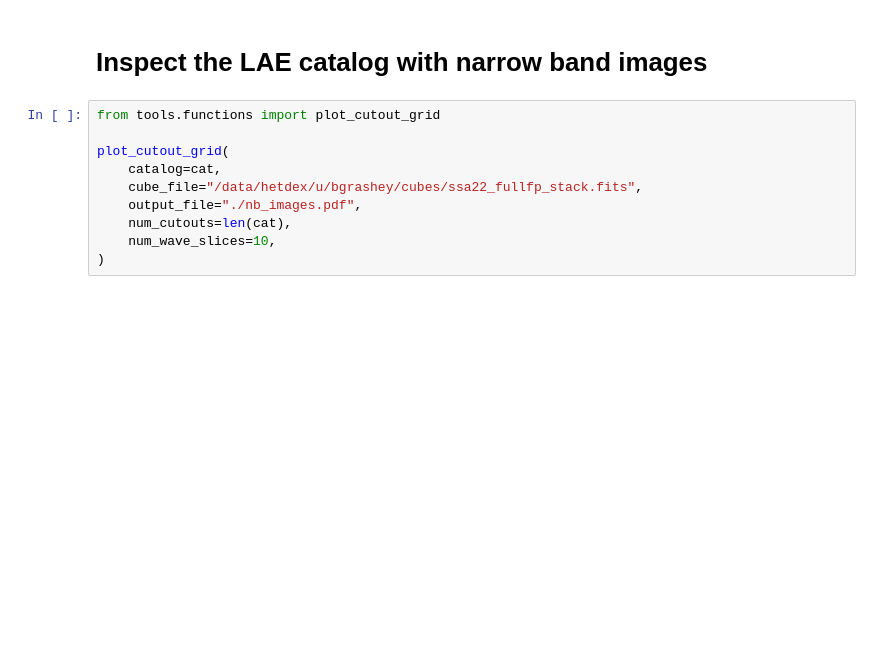
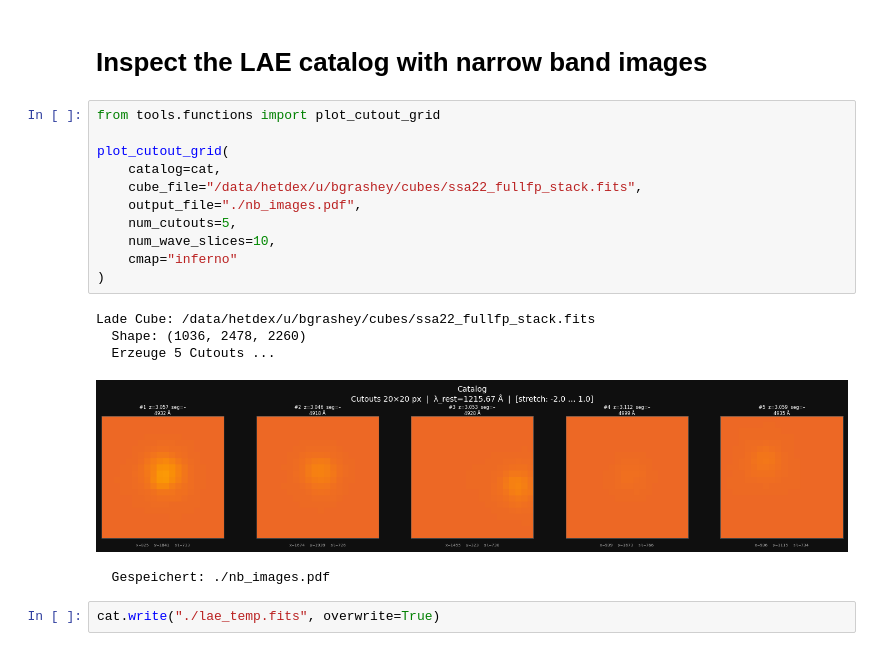
Before and after one commit to BGrashey/Master, a Jupyter notebook: notebooks/prepare_catalog.ipynb, the cells around one changed output. Drawn from its saved outputs; the diff is of its cells as text; blank space fills up the shorter version.

```diff
--- a/notebooks/prepare_catalog.ipynb
+++ b/notebooks/prepare_catalog.ipynb
@@ -66,10 +80,19 @@ plt.show()
 # %%
 from tools.functions import plot_cutout_grid
 
 plot_cutout_grid(
     catalog=cat,
     cube_file="/data/hetdex/u/bgrashey/cubes/ssa22_fullfp_stack.fits",
     output_file="./nb_images.pdf",
-    num_cutouts=len(cat),
+    num_cutouts=5,
     num_wave_slices=10,
+    cmap="inferno"
 )
+# %% [output]
+Lade Cube: /data/hetdex/u/bgrashey/cubes/ssa22_fullfp_stack.fits
+  Shape: (1036, 2478, 2260)
+  Erzeuge 5 Cutouts ...
+[figure, added]
+  Gespeichert: ./nb_images.pdf
+# %%
+cat.write("./lae_temp.fits", overwrite=True)
```
Also changed, not shown: parts of 11 cells of this notebook, 6 other files.
